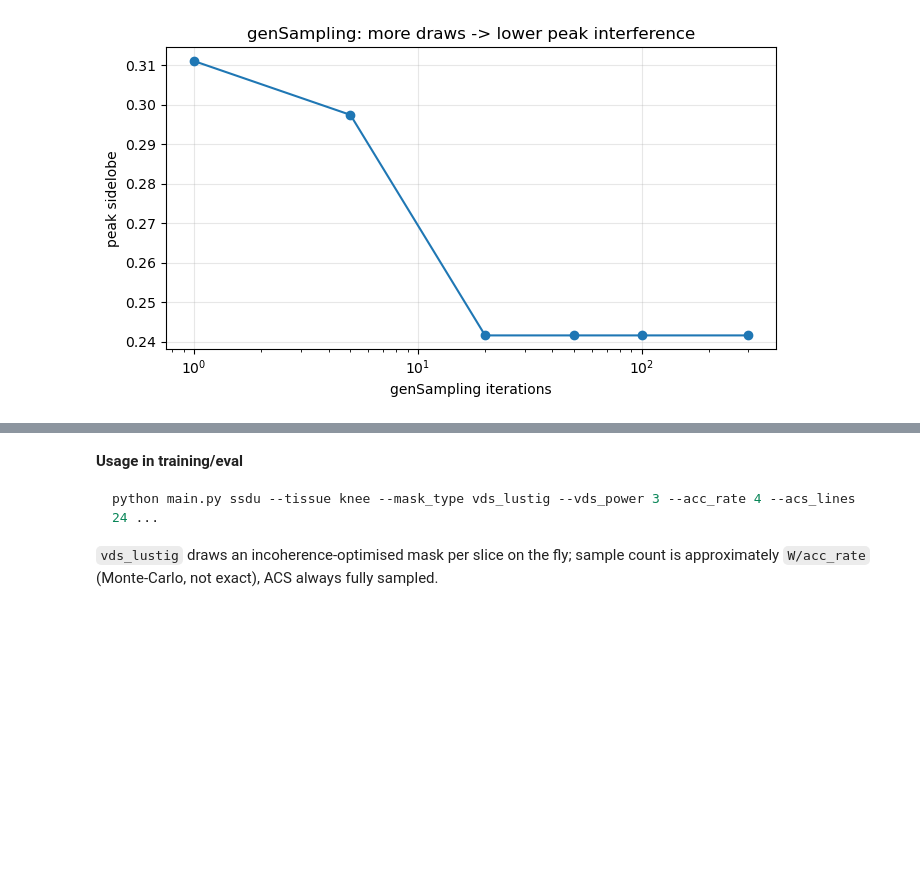
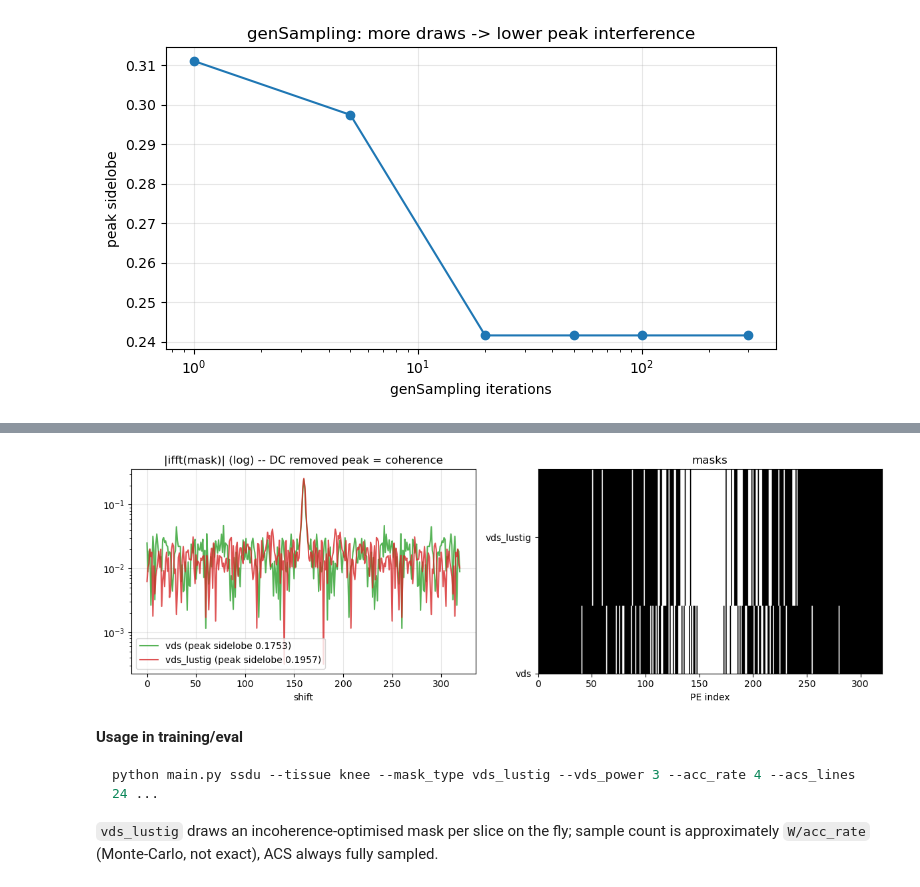
Before and after one commit to sonwonjun103/MRIreconstruction, a Jupyter notebook: vds_mask.ipynb, the cells around one changed output, grey strips where cells are left out. Drawn from its saved outputs; the diff is of its cells as text; code cells hidden in the pictures; blank space fills up the shorter version.

Commit message:
auto-save: 2026-06-22_18-30-09

```diff
--- a/vds_mask.ipynb
+++ b/vds_mask.ipynb
@@ -131,3 +184,20 @@ mean peak sidelobe   vds=0.4927   vds_lustig=0.2513   (49% lower)
+# %%
+# (c) raw transform point-spread |ifft(mask)| (centred) -- lower off-DC peak = more incoherent
+fig, ax = plt.subplots(1, 2, figsize=(12,4))
+for mt, col in [('vds','C2'), ('vds_lustig','C3')]:
+    m = undersampling_mask((1,W),ACC,ACS,mt,np.random.default_rng(0),3)[0]
+    psf = np.abs(np.fft.fftshift(np.fft.ifft(m)))
+    peak = psf.copy(); peak[len(peak)//2] = 0           # zero the DC (mainlobe)
+    ax[0].plot(psf, col, label=f'{mt} (peak sidelobe {peak.max():.4f})', alpha=0.8)
+    ax[1].imshow(np.broadcast_to(m[None,:],(40,W)), cmap='gray', aspect='auto',
+                 extent=[0,W, (0 if mt=='vds' else 1), (1 if mt=='vds' else 2)])
+ax[0].set_yscale('log'); ax[0].set_title('|ifft(mask)| (log) -- DC removed peak = coherence')
+ax[0].set_xlabel('shift'); ax[0].legend(); ax[0].grid(alpha=0.3)
+ax[1].set_yticks([0.5,1.5]); ax[1].set_yticklabels(['vds','vds_lustig'])
+ax[1].set_title('masks'); ax[1].set_xlabel('PE index')
+plt.tight_layout(); plt.show()
+# %% [output]
+[figure, added]
 # %% [markdown]
 **Usage in training/eval**
 
```
Also changed, not shown: parts of 3 cells of this notebook.
